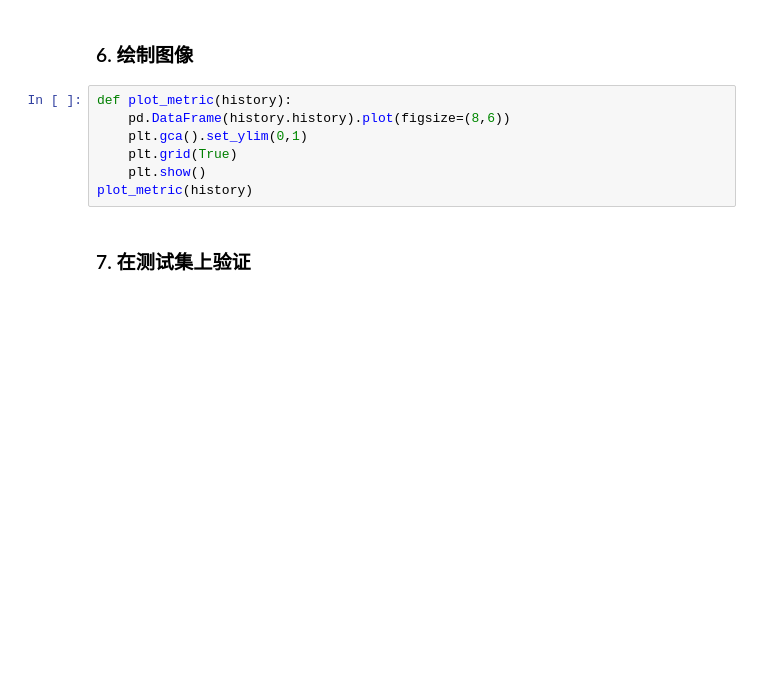
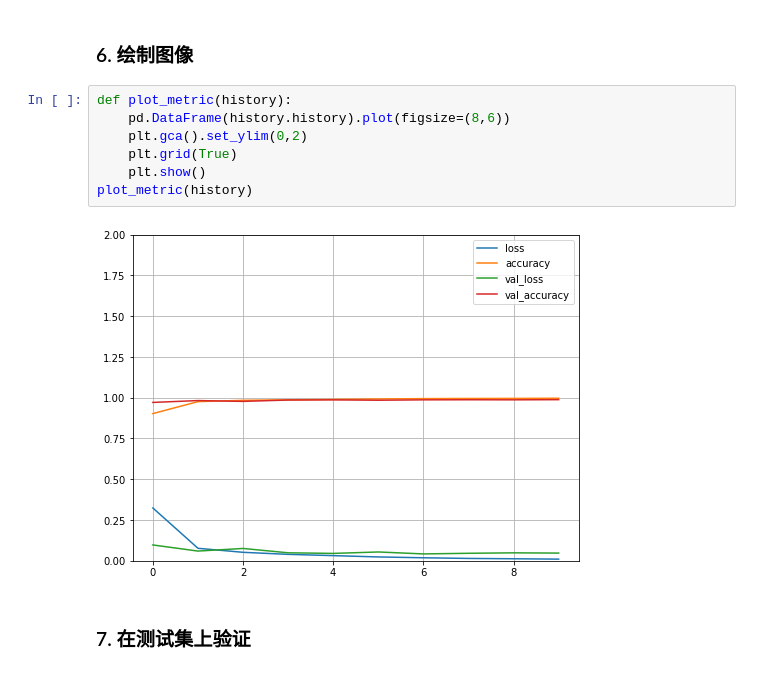
Before and after one commit to knightzz1998/hit-dl-work, a Jupyter notebook: code_template_guide_07/tf_minst_classification.ipynb, the cells around one changed output. Cells and saved outputs as stored; diff of their text form; blank space fills up the shorter version.

```diff
--- a/code_template_guide_07/tf_minst_classification.ipynb
+++ b/code_template_guide_07/tf_minst_classification.ipynb
@@ -173,10 +188,12 @@ print(history.history)
 # %%
 def plot_metric(history):
     pd.DataFrame(history.history).plot(figsize=(8,6))
-    plt.gca().set_ylim(0,1)
+    plt.gca().set_ylim(0,2)
     plt.grid(True)
     plt.show()
 plot_metric(history)
+# %% [output]
+[figure, added]
 # %% [markdown]
 ### 7. 在测试集上验证
 # %%
```
Also changed, not shown: parts of 3 cells of this notebook.
